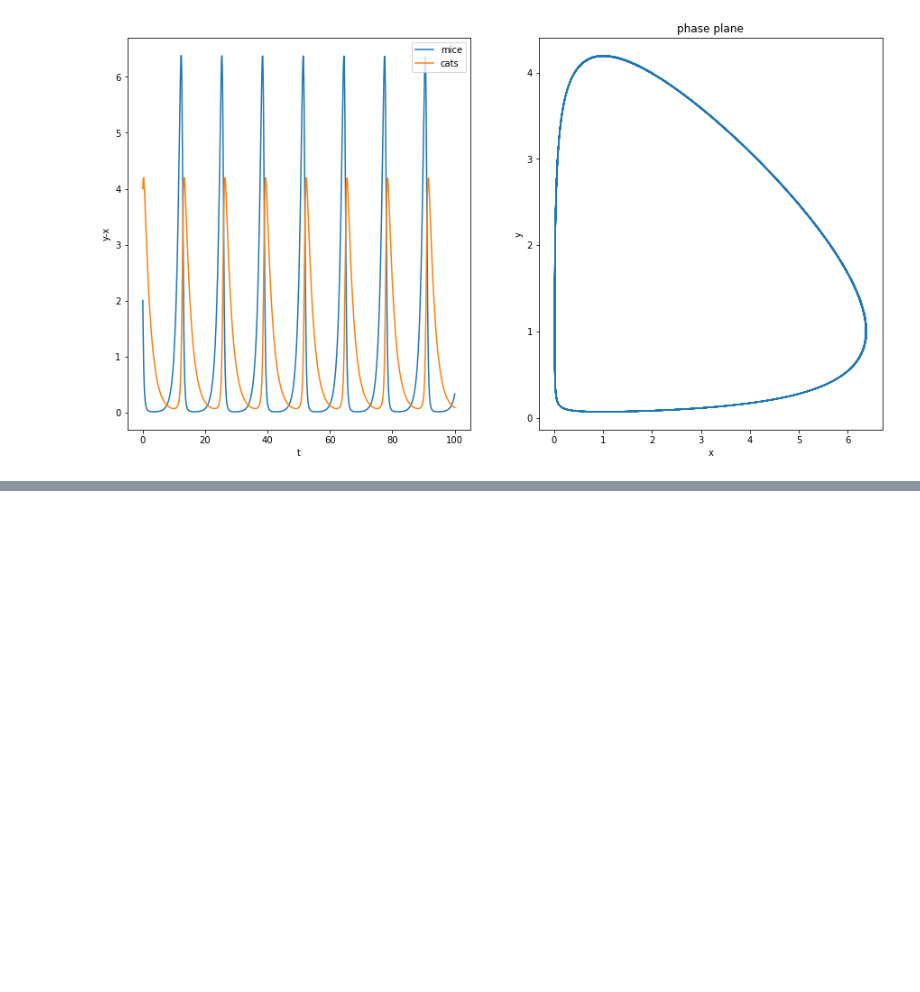
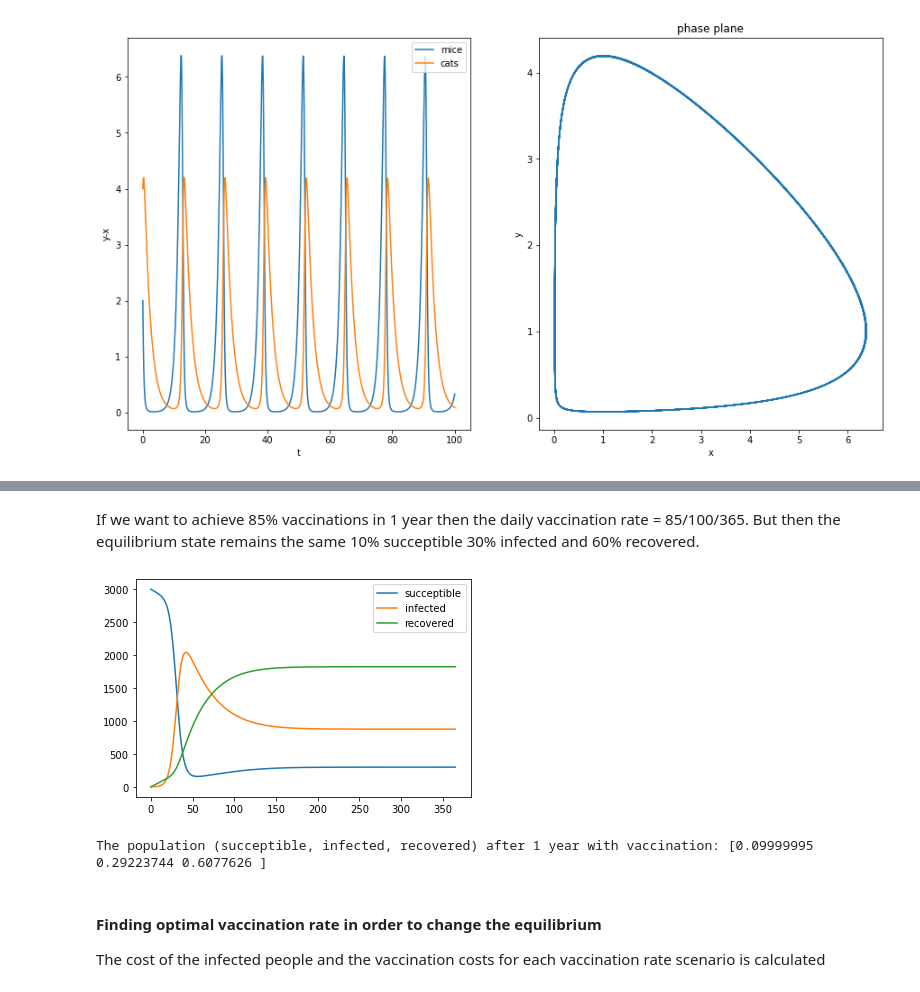
Before and after one commit to moxlos/algorithms, a Jupyter notebook: diff_eqs/systems_odes.ipynb, the cells around one changed output, grey strips where cells are left out. Drawn from its saved outputs; the diff is of its cells as text; code cells hidden in the pictures; blank space fills up the shorter version.

Commit message:
add SIR model

```diff
--- a/diff_eqs/systems_odes.ipynb
+++ b/diff_eqs/systems_odes.ipynb
@@ -82,0 +99,29 @@ plt.show()
+# %%
+class SIR:
+    """This class defines the SIR model
+    system. There are 5 parameters in this class which
+    define the evoluion of the system.
+
+    Attributes:
+        b=d     birth rate = death rate
+        a    infection rate
+        r     recovery rate
+        v     vaccination rate
+        d     death rate
+    """
+    def __init__(self,b,a,r,v,d):
+        self.a = a
+        #self.b = b
+        self.r = r
+        self.v = v
+        self.d = d
+
+    def __call__(self,y,t):
+        n = y.sum()
+        s,i,r = y
+        ynew = np.zeros(len(y))
+        ynew[0] = (-((self.a * s * i) / n) - self.v * s - self.d * s + (self.d * n) )
+        ynew[1] = (((self.a * s * i) / n) - (self.r + self.d)*i)
+        ynew[2] = ((self.r * i)- (self.d * r)+ (self.v * s))
+
+        return ynew
@@ -82,0 +148,25 @@ plt.show()
+# %% [markdown]
+If we want to achieve 85% vaccinations in 1 year then the daily vaccination rate = 85/100/365. But then the equilibrium state remains the same 10% succeptible 30% infected and 60% recovered.
+# %%
+s0 = np.array([2999, 1, 0])
+tmin = 0
+tmax = 365
+
+
+eul = Integrator(ExplicitEuler(SIR(b=0.01,a=0.3,r=0.02,v=(85/100)/(365/1),d=0.01)),s0,tmin,tmax,2000)
+dynamics2 = eul.integrate()
+t = eul.getIntegrationTime()
+plt.plot(t,dynamics2[:,0], label = 'succeptible')
+plt.plot(t,dynamics2[:,1], label = 'infected')
+plt.plot(t,dynamics2[:,2], label = 'recovered')
+plt.legend()
+plt.show()
+print("The population (succeptible, infected, recovered) after 1 year with vaccination:",
+      dynamics2[-1,:]/dynamics2[-1,:].sum(axis=0))
+# %% [output]
+[figure, added]
+The population (succeptible, infected, recovered) after 1 year with vaccination: [0.09999995 0.29223744 0.6077626 ]
+# %% [markdown]
+#### Finding optimal vaccination rate in order to change the equilibrium
+
+The cost of the infected people and the vaccination costs for each vaccination rate scenario is calculated
```
Also changed, not shown: parts of 11 cells of this notebook.
